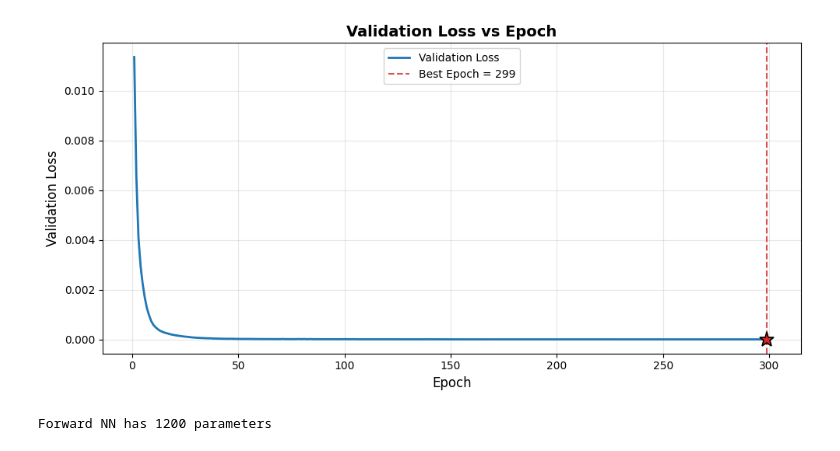
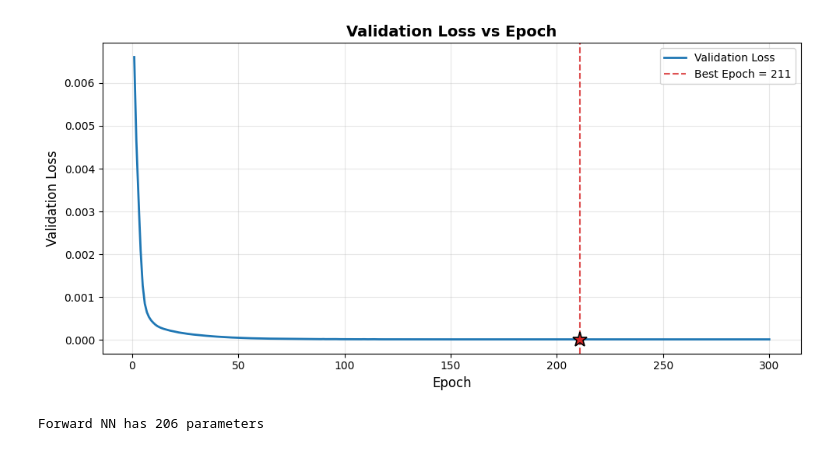
Before and after one commit to aquigney/sparseDPD, a Jupyter notebook: refactored_notebook.ipynb, the cells around one changed output. Cells and saved outputs as stored; diff of their text form; code cells hidden in the pictures.

```diff
--- a/refactored_notebook.ipynb
+++ b/refactored_notebook.ipynb
@@ -18,7 +115,7 @@ volterra_forward_model = Volterra(num_nl_orders=5, num_memory_levels=15, dataset
 print(f" Volterra NMSE: {volterra_forward_model.calculate_volterra_nmse(simpleDataManager.test_dataset)} dB")
 
 # Test NN forward performance
-forward_nn = PNTDNN_NeuralNetwork(num_memory_levels=20, model_type='OneLayerNetwork', forward_model=True)
+forward_nn = PNTDNN_NeuralNetwork(num_memory_levels=20, model_type='OneLayerNetwork_Skip', forward_model=True)
 train_losses_fwd, valid_losses_fwd, best_epoch_fwd = forward_nn.get_best_model(num_epochs=300, training_dataset=simpleDataManager.training_dataset,
                                                                                validation_dataset=simpleDataManager.validation_dataset, learning_rate=1e-3, use_frames=True,
                                                                                frame_stride=300, frame_length=500, grad_clip_val=1.0)
@@ -48,5 +145,5 @@ NN Forward Model NMSE: -40.10 dB
-[figure, old version]
+[figure, new version]
-Forward NN has 1200 parameters
+Forward NN has 206 parameters
 # %%
 # Using RVTDNN on original simple dataset
 ARVTDNN_forward_nn = ARVTDNN_NeuralNetwork(num_memory_levels=20, model_type='OneLayerNetwork', forward_model=True)
```
Also changed, not shown: parts of 5 cells of this notebook, 1 other file.
